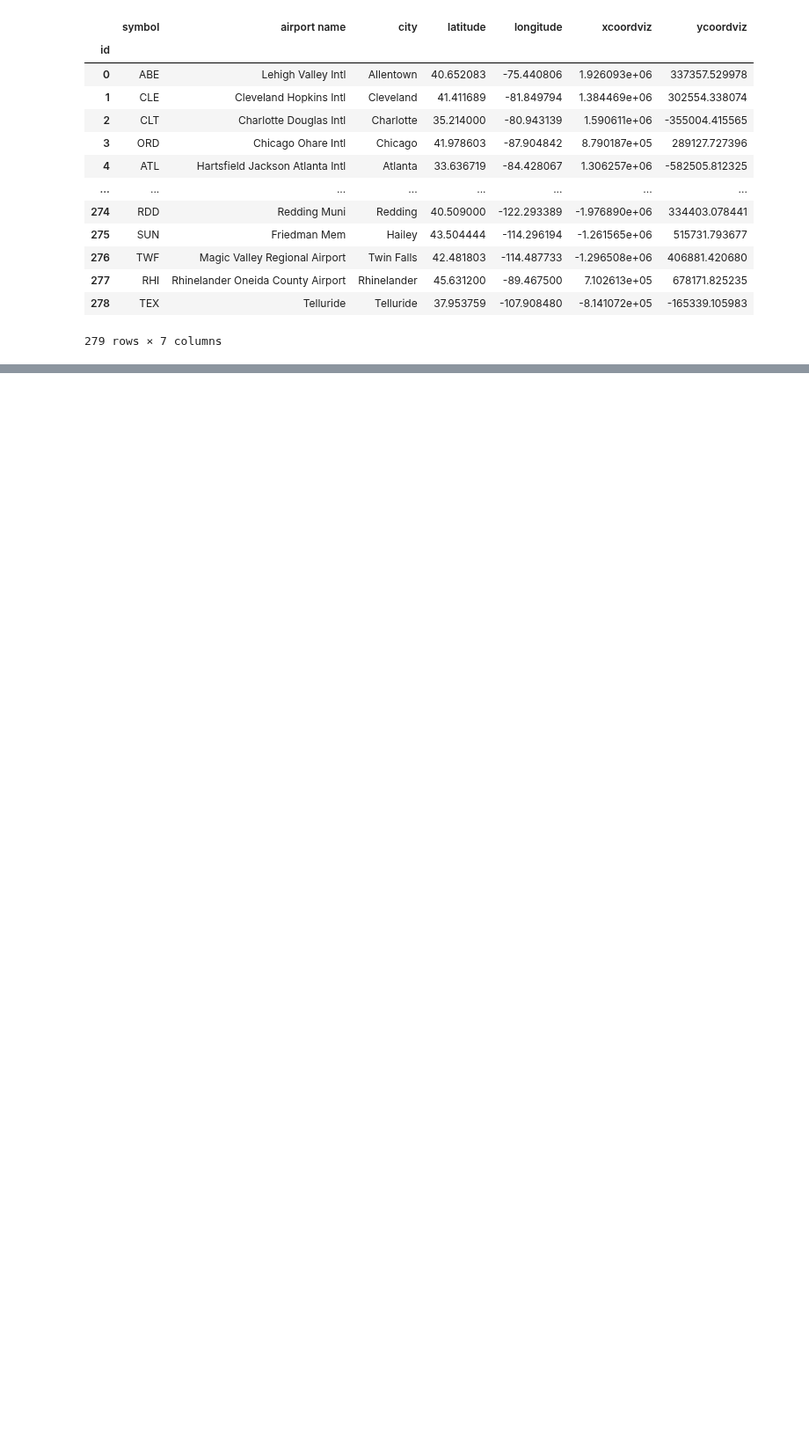
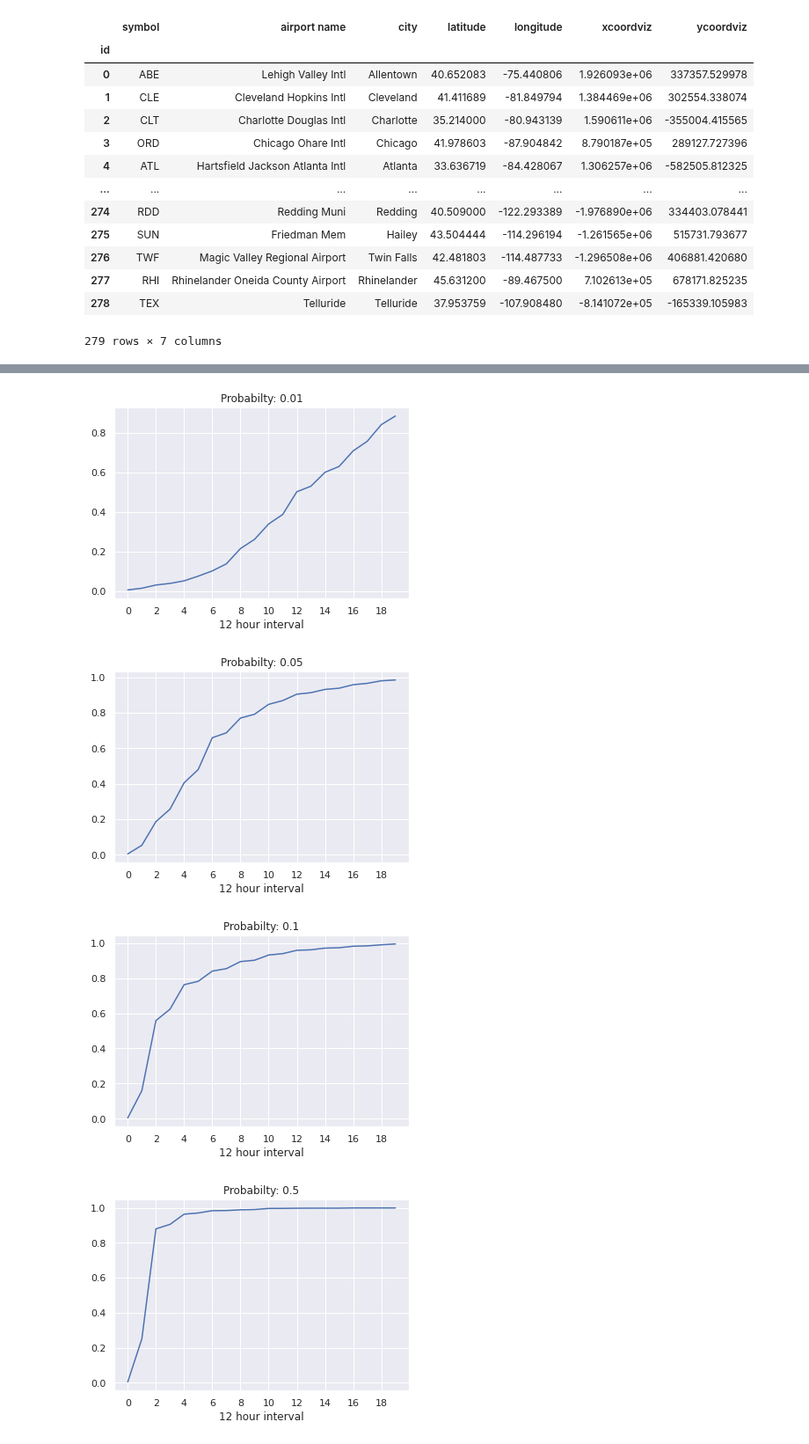
Before and after one commit to TefloniusMonk/intro, a Jupyter notebook: notebooks/infection.ipynb, the cells around one changed output, grey strips where cells are left out. Shown at 88% size. Drawn from its saved outputs; the diff is of its cells as text; code cells hidden in the pictures; blank space fills up the shorter version.

Commit message:
Finished task for infection spread

```diff
--- a/notebooks/infection.ipynb
+++ b/notebooks/infection.ipynb
@@ -50,28 +69,28 @@ airports
 # %%
-def get_airport_name(airports, index):
-    return airports.at[index, 'city']
+def get_airport_code(airports, index):
+    return airports.at[index, 'symbol']
 
-def spread(dataset, airports, init_city = 'Allentown', p = 0.5, verbose=False):
-    infected_cities = set([init_city])
+def spread(dataset, airports, init_city = 'ABE', p = 0.5, verbose=False):
+    infected_city_codes = set([init_city])
     result = {dataset['StartTime'].min() : [init_city]}
     if verbose:
         print("p = {}, init_city = {}".format(p, init_city))
         print("Starting infection...")
 
     for index, flight in dataset.iterrows():
-        if get_airport_name(airports, flight['Source']) in infected_cities:
+        if get_airport_code(airports, flight['Source']) in infected_city_codes:
             if np.random.random() <= p:
-                destination = get_airport_name(airports, flight['Destination'])
-                if destination in infected_cities:
+                destination = get_airport_code(airports, flight['Destination'])
+                if destination in infected_city_codes:
                     continue
                 if verbose:
-                    print("Infecting city {}".format(destination))
+                    print("Infecting city with code {}".format(destination))
                 infection_time = flight['EndTime']
                 if infection_time in result:
                     result[infection_time].append(destination)
                 else:
                     result[infection_time] = [destination]
-                infected_cities.add(destination)
+                infected_city_codes.add(destination)
     return result
 # %%
 infection_spread = spread(flights, airports, verbose=True)
@@ -197,14 +207,13 @@ def count_avg(data, interval_count = 20, num_of_iter = 10):
         result[hour_interval] = 0.0
         sum_by_hour = 0
         for iteration in range(num_of_iter):
-#           if no information about interval, then get info from last interval
-            if hour_interval not in data[iteration][hour_interval]:
-                print(data[iteration][hour_interval][hour_interval])
-                data[iteration][hour_interval][hour_interval] = data[iteration][hour_interval-1][hour_interval-1]
-            sum_by_hour = sum_by_hour + data[iteration][hour_interval][hour_interval]
-#       average
+            sum_by_hour = sum_by_hour + data[iteration][hour_interval]
         result[hour_interval] = sum_by_hour / 10
     return result
 
-count_avg(time_report[0.01])
+avg_reports = {}
+for probability in time_report:
+    avg_reports[probability] = count_avg(time_report[probability])
+
+avg_reports[0.01]
 # %% [output]
@@ -211,0 +242,14 @@ KeyError: 0
+# %%
+sns.set_theme(style="darkgrid")
+
+for prob in avg_reports:
+    s = pd.Series(avg_reports[prob].values(), index=avg_reports[prob].keys())
+    sns.lineplot(data=s).set_title("Probabilty: {}".format(prob))
+    plt.xlabel('12 hour interval')
+    plt.xticks(range(0,20,2))
+    plt.show()
+# %% [output]
+[figure, added]
+[figure, added]
+[figure, added]
+[figure, added]
```
Also changed, not shown: parts of 58 cells of this notebook.
